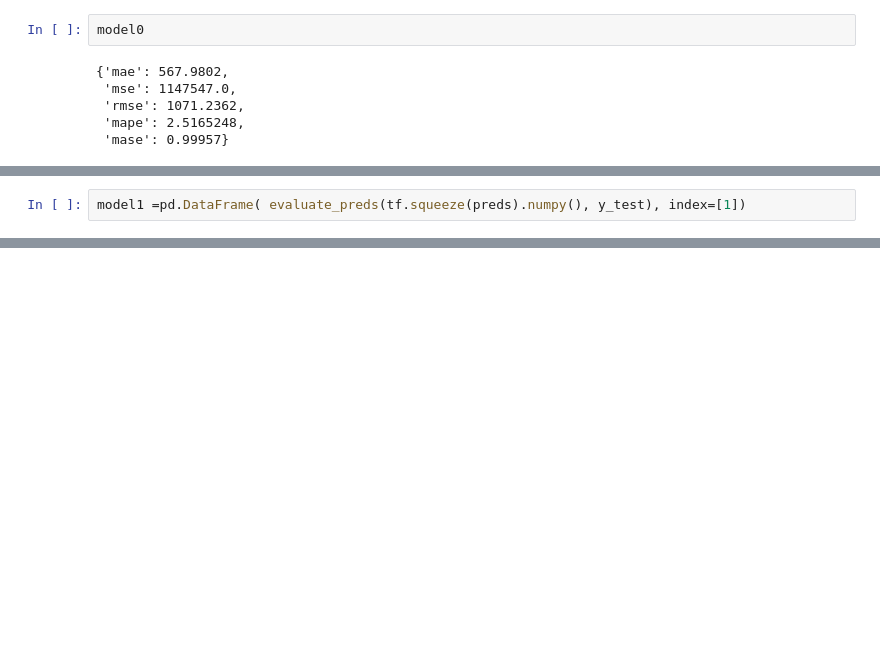
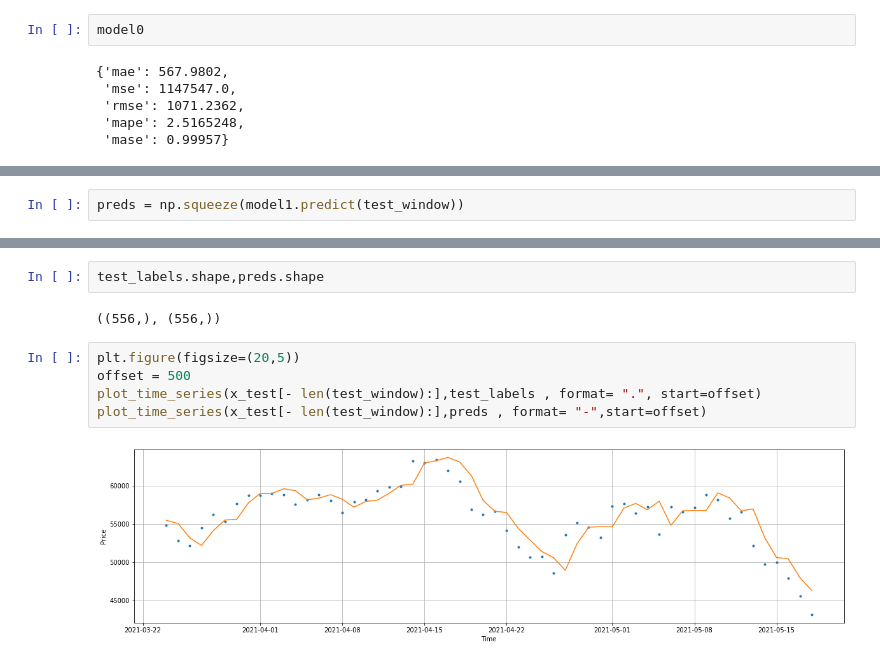
Before and after one commit to MahmutAtia/Time-Series-Analysis-in-Python, a Jupyter notebook: Time Series Analysis With TensorFlow.ipynb, the cells around one changed output, grey strips where cells are left out. Cells and saved outputs as stored; diff of their text form; blank space fills up the shorter version.

Commit message:
Time Series

```diff
--- a/Time Series Analysis With TensorFlow.ipynb
+++ b/Time Series Analysis With TensorFlow.ipynb
@@ -285,2 +280,0 @@ def modelresults
-# %%
-model1 =pd.DataFrame( evaluate_preds(tf.squeeze(preds).numpy(), y_test), index=[1])
@@ -298,0 +288,2 @@ plot_time_series(x_test, y_test , "Model_1" )
+# %%
+preds = np.squeeze(model1.predict(test_window))
@@ -298,0 +292,11 @@ plot_time_series(x_test, y_test , "Model_1" )
+# %%
+test_labels.shape,preds.shape
+# %% [output]
+((556,), (556,))
+# %%
+plt.figure(figsize=(20,5))
+offset = 500
+plot_time_series(x_test[- len(test_window):],test_labels , format= ".", start=offset)
+plot_time_series(x_test[- len(test_window):],preds , format= "-",start=offset)
+# %% [output]
+[figure, added]
```
Also changed, not shown: parts of 26 cells of this notebook.
